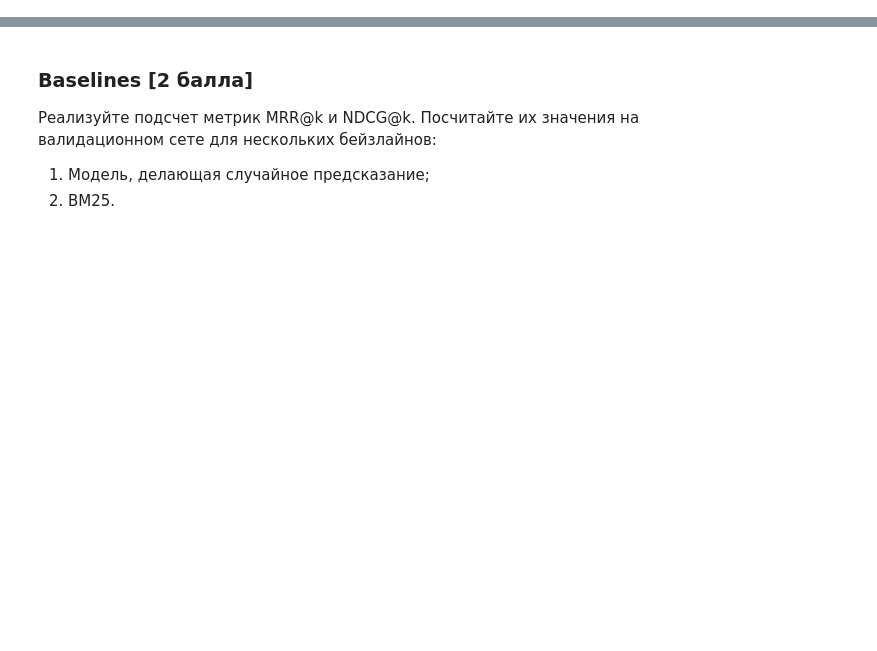
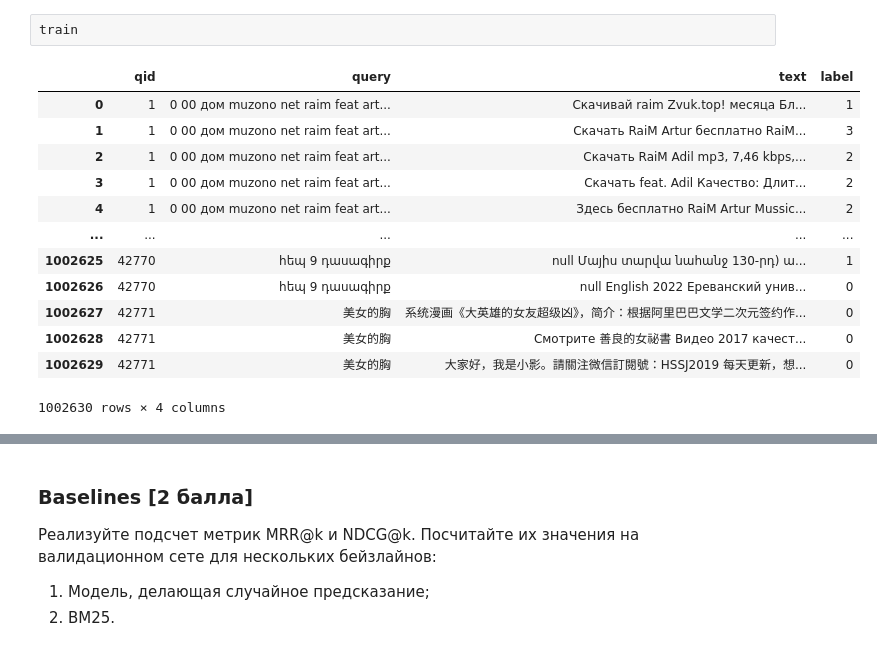
Before and after one commit to agcr/vk-msu-ir-course-spring-2024, a Jupyter notebook: homeworks/nn-reranking/homework_rerank.ipynb, the cells around one changed output, grey strips where cells are left out. Cells and saved outputs as stored; diff of their text form; blank space fills up the shorter version.

```diff
--- a/homeworks/nn-reranking/homework_rerank.ipynb
+++ b/homeworks/nn-reranking/homework_rerank.ipynb
@@ -39,0 +133,16 @@
+# %%
+train
+# %% [output]
+|  | qid | query | text | label |
+| 0 | 1 | 0 00 дом muzono net raim feat art... | Скачивай raim Zvuk.top! месяца Бл... | 1 |
+| 1 | 1 | 0 00 дом muzono net raim feat art... | Скачать RaiM Artur бесплатно RaiM... | 3 |
+| 2 | 1 | 0 00 дом muzono net raim feat art... | Скачать RaiM Adil mp3, 7,46 kbps,... | 2 |
+| 3 | 1 | 0 00 дом muzono net raim feat art... | Скачать feat. Adil Качество: Длит... | 2 |
+| 4 | 1 | 0 00 дом muzono net raim feat art... | Здесь бесплатно RaiM Artur Mussic... | 2 |
+| ... | ... | ... | ... | ... |
+| 1002625 | 42770 | հեպ 9 դասագիրք | null Մայիս տարվա նահանջ 130-րդ) ա... | 1 |
+| 1002626 | 42770 | հեպ 9 դասագիրք | null English 2022 Ереванский унив... | 0 |
+| 1002627 | 42771 | 美女的胸 | 系统漫画《大英雄的女友超级凶》，简介：根据阿里巴巴文学二次元签约作... | 0 |
+| 1002628 | 42771 | 美女的胸 | Смотрите 善良的女祕書 Видео 2017 качест... | 0 |
+| 1002629 | 42771 | 美女的胸 | 大家好，我是小影。請關注微信訂閱號：HSSJ2019 每天更新，想... | 0 |
+1002630 rows × 4 columns
```
Also changed, not shown: parts of 45 cells of this notebook.
